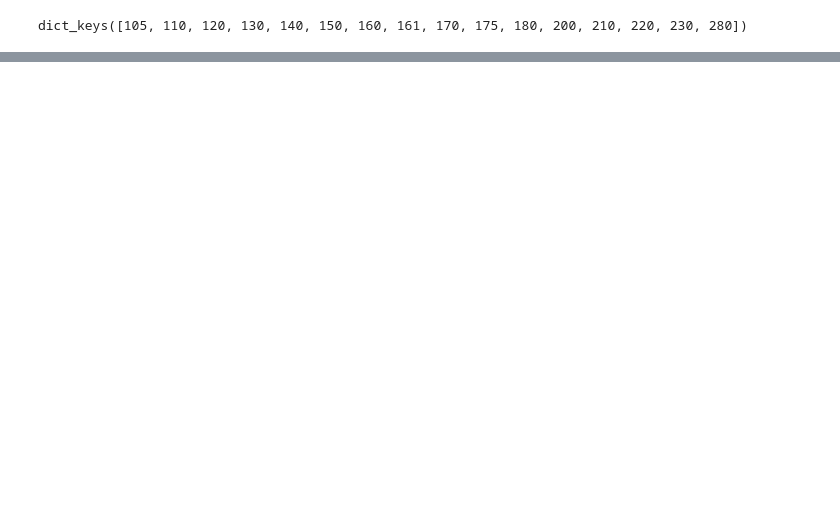
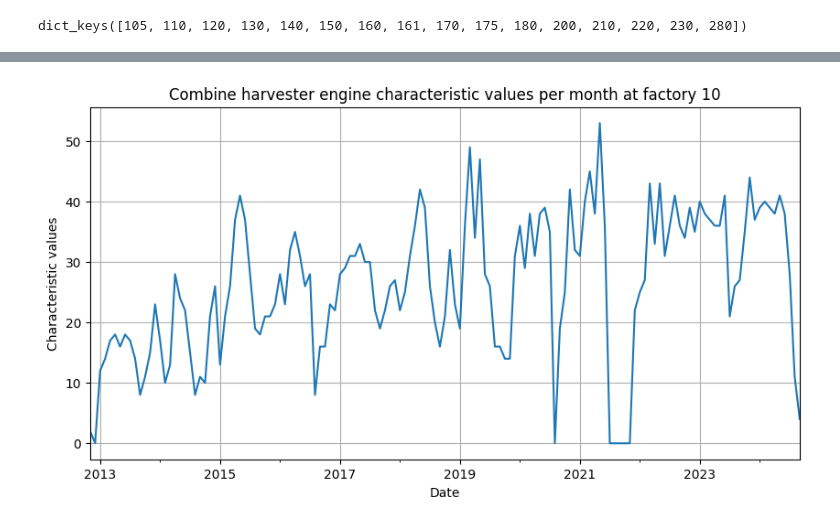
Before and after one commit to realreul/ML-with-CLAAS, a Jupyter notebook: TakeRates.ipynb, the cells around one changed output, grey strips where cells are left out. Saved outputs shown, nothing was run; the diff lists cells and outputs as text; code cells hidden in the pictures; blank space fills up the shorter version.

```diff
--- a/TakeRates.ipynb
+++ b/TakeRates.ipynb
@@ -940,0 +1330,6 @@ dict_keys([105, 110, 120, 130, 140, 150, 160, 161, 170, 175, 180, 200, 210, 220,
+# %%
+# Gruppiere nach Jahr und Monat und zähle die unterschiedlichen Merkmalwerte für jeden Monat
+monthly_unique_counts = gg.groupby(pd.Grouper(key='Datum', freq='M'))['Merkmalwert'].nunique()
+
+# Ergebnis anzeigen
+print(monthly_unique_counts)
@@ -940,0 +1350,9 @@ dict_keys([105, 110, 120, 130, 140, 150, 160, 161, 170, 175, 180, 200, 210, 220,
+# %%
+monthly_unique_counts.plot(figsize=(10, 5))  # Passe die Größe nach Bedarf an
+plt.title('Combine harvester engine characteristic values per month at factory 10')
+plt.xlabel('Date')
+plt.ylabel('Characteristic values')
+plt.grid(True)
+plt.show()
+# %% [output]
+[figure, added]
```
Also changed, not shown: parts of 43 cells of this notebook, 5 other files.
